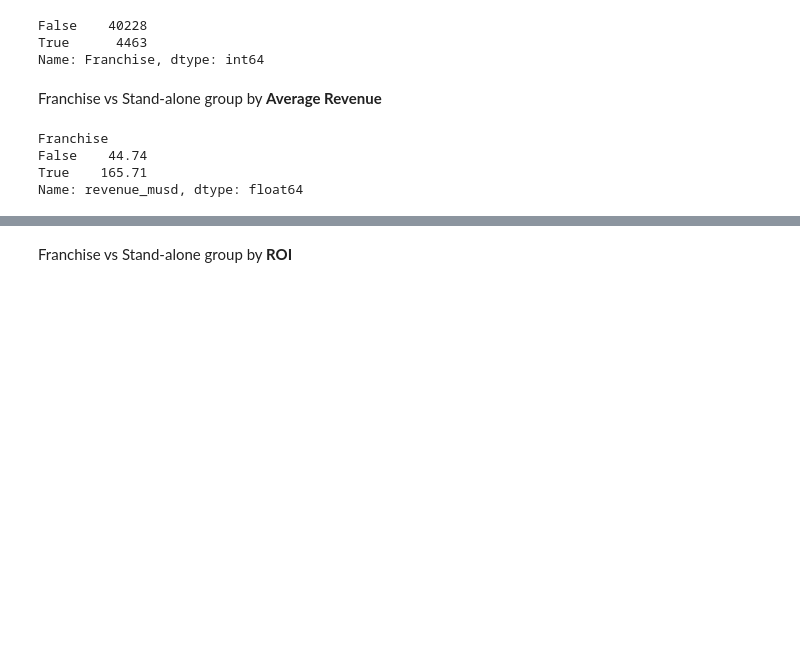
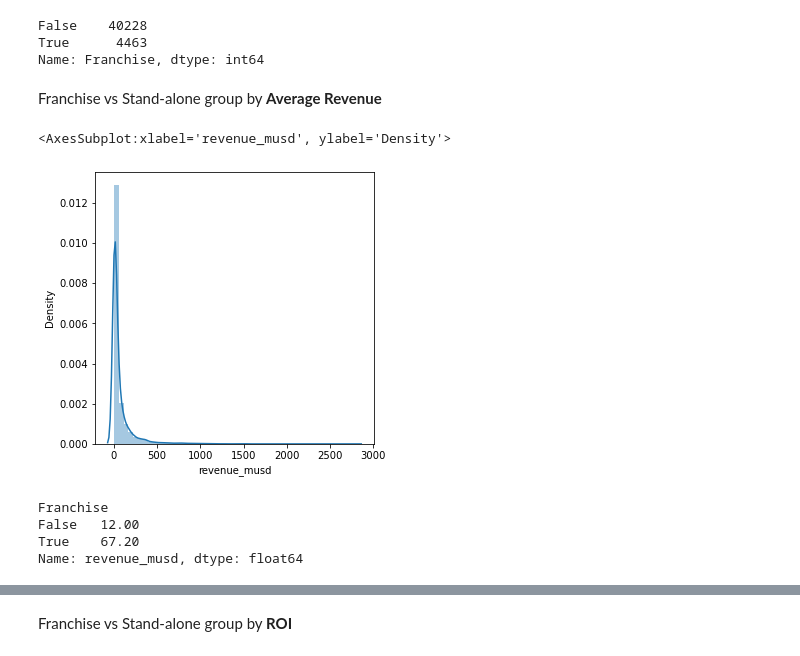
Before and after one commit to RochaErik/DS-MoviesProject, a Jupyter notebook: DS-MoviesProject.ipynb, the cells around one changed output, grey strips where cells are left out. Drawn from its saved outputs; the diff is of its cells as text; code cells hidden in the pictures; blank space fills up the shorter version.

```diff
--- a/DS-MoviesProject.ipynb
+++ b/DS-MoviesProject.ipynb
@@ -623,10 +626,16 @@ True      4463
 Name: Franchise, dtype: int64
 # %% [markdown]
 Franchise vs Stand-alone group by **Average Revenue**
+# %%
+plt.figure(figsize=(5,5))
+sns.distplot(df['revenue_musd'])
+# %% [output]
+<AxesSubplot:xlabel='revenue_musd', ylabel='Density'>
+[figure, added]
 # %%
-df.groupby('Franchise').revenue_musd.mean()
+df.groupby('Franchise').revenue_musd.median()
 # %% [output]
 Franchise
-False    44.74
-True    165.71
+False   12.00
+True    67.20
 Name: revenue_musd, dtype: float64
```
Also changed, not shown: parts of 16 cells of this notebook.
